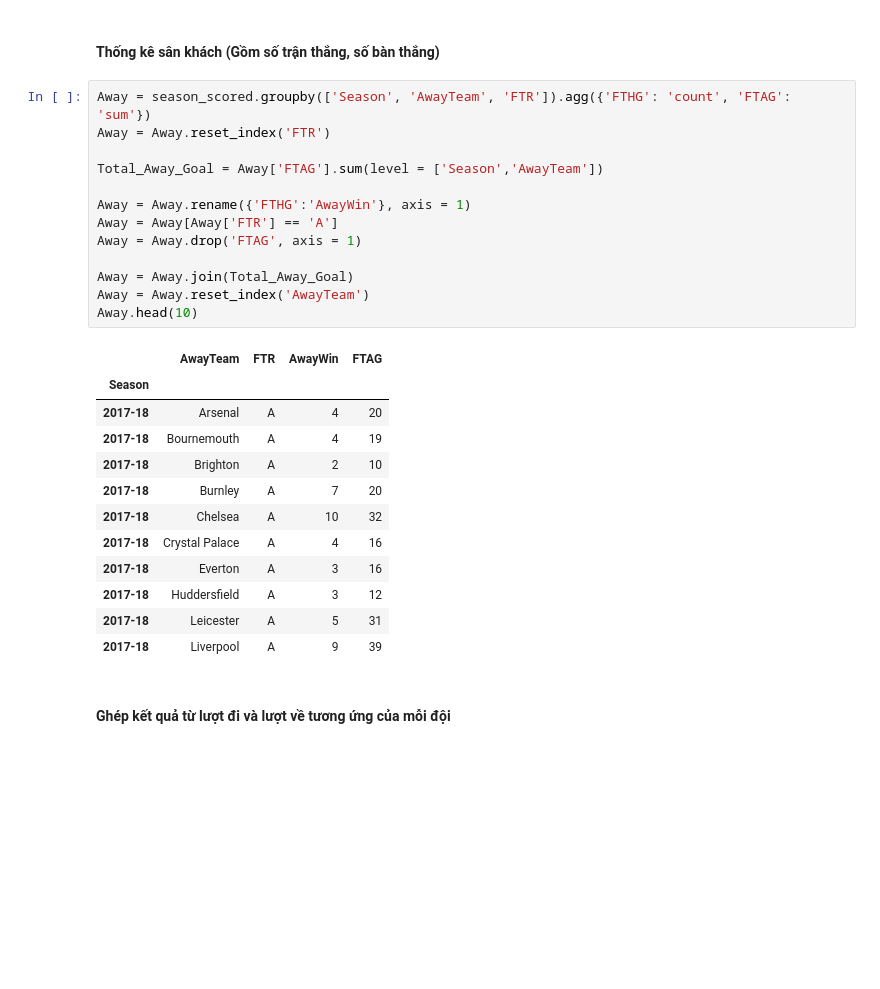
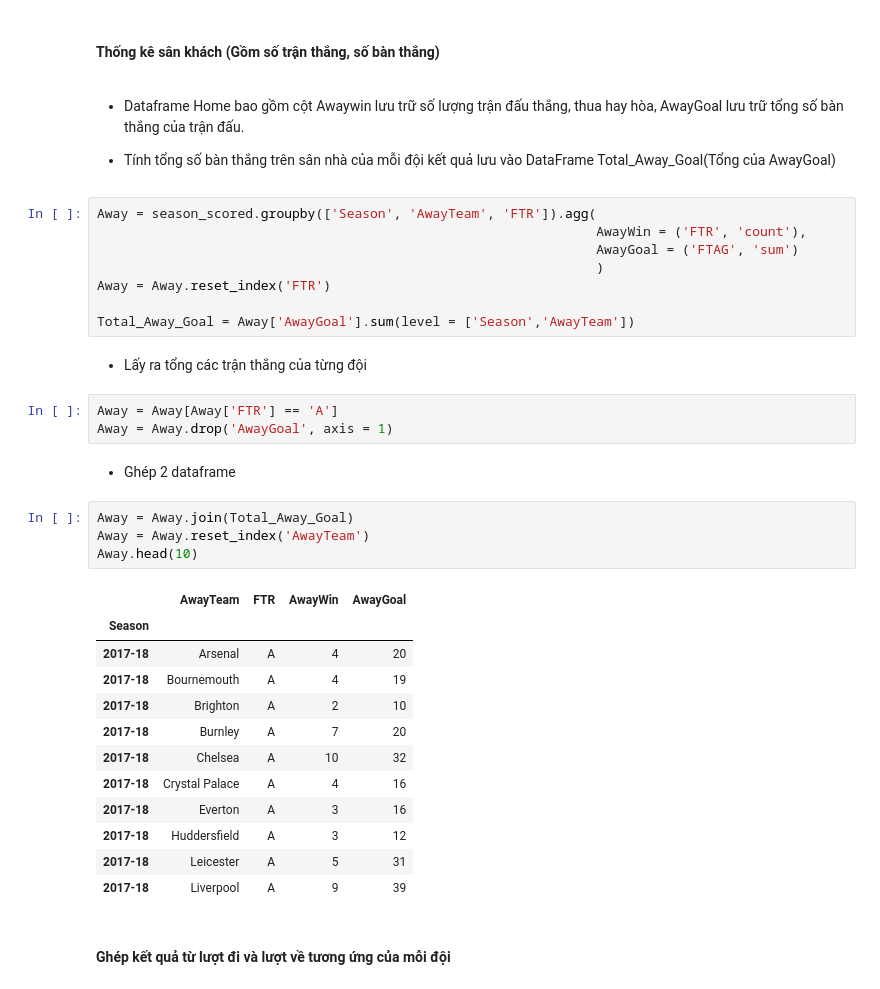
Before and after one commit to chopcolate/DataPrograming, a Jupyter notebook: Final_Project.ipynb, the cells around one changed output. Drawn from its saved outputs; the diff is of its cells as text; blank space fills up the shorter version.

```diff
--- a/Final_Project.ipynb
+++ b/Final_Project.ipynb
@@ -595,21 +581,31 @@ Home.head(10)
 | 2017-18 | Liverpool | H | 12 | 45 |
 # %% [markdown]
 #### Thống kê sân khách (Gồm số trận thắng, số bàn thắng)
+# %% [markdown]
+- Dataframe Home bao gồm cột Awaywin lưu trữ số lượng trận đấu thắng, thua hay hòa, AwayGoal lưu trữ tổng số bàn thắng của trận đấu.
+
+- Tính tổng số bàn thắng trên sân nhà của mỗi đội kết quả lưu vào DataFrame Total_Away_Goal(Tổng của AwayGoal)
+# %%
+Away = season_scored.groupby(['Season', 'AwayTeam', 'FTR']).agg(
+                                                                AwayWin = ('FTR', 'count'),
+                                                                AwayGoal = ('FTAG', 'sum')
+                                                                )
+Away = Away.reset_index('FTR')
+
+Total_Away_Goal = Away['AwayGoal'].sum(level = ['Season','AwayTeam'])
+# %% [markdown]
+- Lấy ra tổng các trận thắng của từng đội
+# %%
+Away = Away[Away['FTR'] == 'A']
+Away = Away.drop('AwayGoal', axis = 1)
+# %% [markdown]
+- Ghép 2 dataframe
 # %%
-Away = season_scored.groupby(['Season', 'AwayTeam', 'FTR']).agg({'FTHG': 'count', 'FTAG': 'sum'})
-Away = Away.reset_index('FTR')
-
-Total_Away_Goal = Away['FTAG'].sum(level = ['Season','AwayTeam'])
-
-Away = Away.rename({'FTHG':'AwayWin'}, axis = 1)
-Away = Away[Away['FTR'] == 'A']
-Away = Away.drop('FTAG', axis = 1)
-
 Away = Away.join(Total_Away_Goal)
 Away = Away.reset_index('AwayTeam')
 Away.head(10)
 # %% [output]
-|  | AwayTeam | FTR | AwayWin | FTAG |
+|  | AwayTeam | FTR | AwayWin | AwayGoal |
 | Season |  |  |  |  |
 | 2017-18 | Arsenal | A | 4 | 20 |
 | 2017-18 | Bournemouth | A | 4 | 19 |
```
Also changed, not shown: parts of 25 cells of this notebook, 1 other file.
